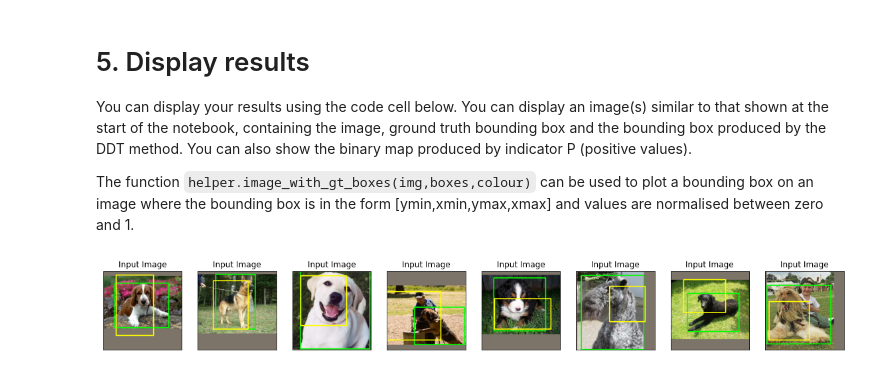
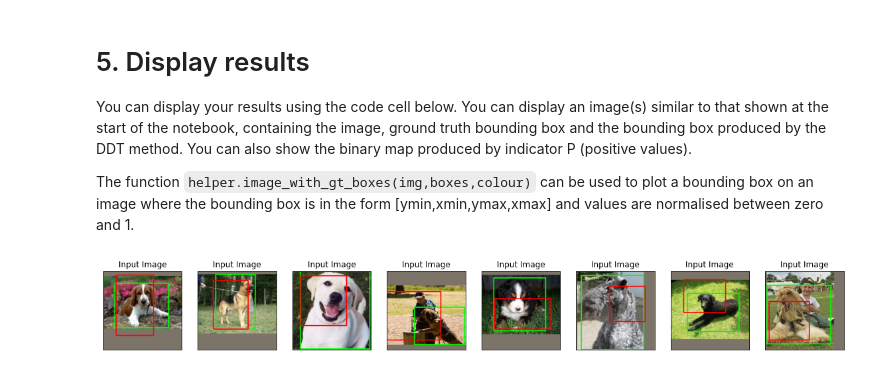
Before and after one commit to barrytl/CE6003, a Jupyter notebook: Etivity_assignment3_20197772_BarryLawton.ipynb, the cells around one changed output. Drawn from its saved outputs; the diff is of its cells as text; code cells hidden in the pictures.

```diff
--- a/Etivity_assignment3_20197772_BarryLawton.ipynb
+++ b/Etivity_assignment3_20197772_BarryLawton.ipynb
@@ -245,19 +245,19 @@ The function `helper.image_with_gt_boxes(img,boxes,colour)` can be used to plot
 # %%
 fig = plt.figure(figsize=(20, 8))
 
 n=8
 
 # Iterate through some images
 for k in range(n):
    curr_img = np.asarray(helper.unprocess_image(img_batch_test[k, :, :,:]))
    # draw a green rectangle to visualize the bounding rect
    curr_img=helper.image_with_gt_boxes(curr_img,batch_boxes_test[k],(0,255,0))
-   # Draw yellow rectangle to visualise the predicted bounding box
-   curr_img=helper.image_with_gt_boxes(curr_img,bounding_boxes[k],(255,255,0))
+   # Draw a red rectangle to visualise the predicted bounding box
+   curr_img=helper.image_with_gt_boxes(curr_img,bounding_boxes[k],(255,0,0))
 
    # Plot image and show related indicator
    ax = fig.add_subplot(1, n, k + 1, xticks=[], yticks=[])
    ax.imshow(curr_img)
    ax.set_title('Input Image')
 # %% [output]
-[figure, old version]
+[figure, new version]
```
Also changed, not shown: parts of 1 cell of this notebook.
